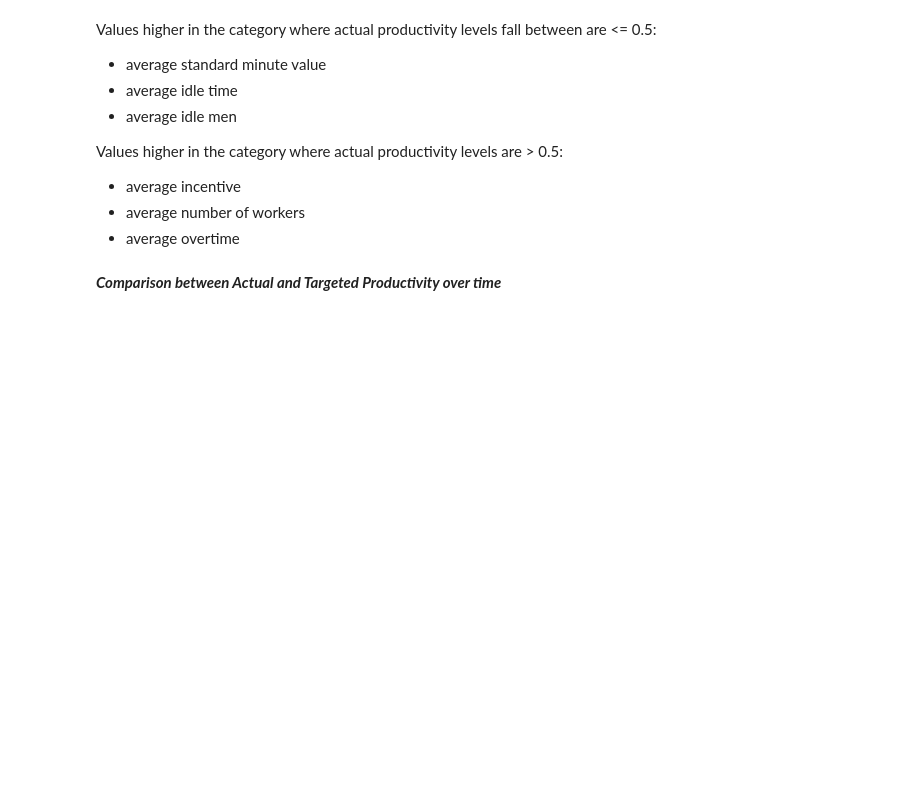
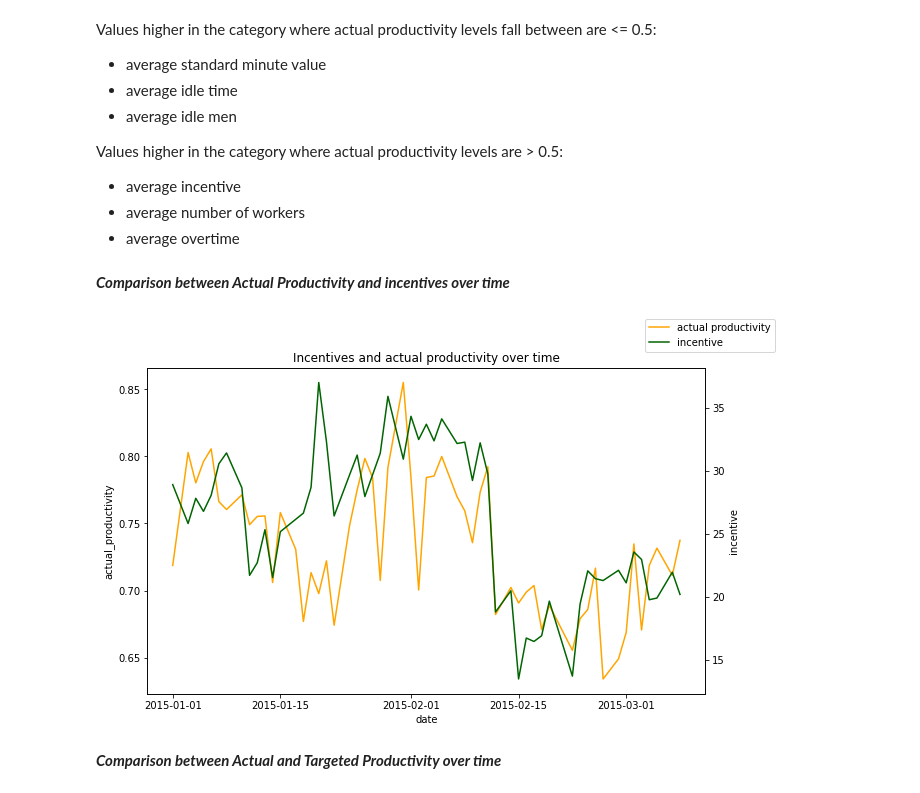
Before and after one commit to dynasty-29/Productivity-Prediction-Project, a Jupyter notebook: productivity_prediction.ipynb, the cells around one changed output. Drawn from its saved outputs; the diff is of its cells as text; code cells hidden in the pictures; blank space fills up the shorter version.

```diff
--- a/productivity_prediction.ipynb
+++ b/productivity_prediction.ipynb
@@ -552,6 +559,25 @@ Values higher in the category where actual productivity levels are > 0.5:
 * average incentive
 * average number of workers
 * average overtime
+# %% [markdown]
+***Comparison between Actual Productivity and incentives over time***
+# %%
+#examining trend of actual productivity and incentives
+df_dt = df[df.date <= pd.to_datetime('2015-03-08')]
+df_dt
+plt.figure(figsize=(10,6))
+
+line1 = sns.lineplot(x='date', y='actual_productivity', data=df_dt, ci= None, color='orange', legend=False, label = 'actual productivity' )
+
+ax2 = line1.twinx()
+line2 = sns.lineplot(x='date', y='incentive', data=df_dt, ci= None, color='darkgreen',ax=ax2, legend=False, label = 'incentive')
+
+line1.figure.legend()
+
+plt.title("Incentives and actual productivity over time")
+plt.show()
+# %% [output]
+[figure, added]
 # %% [markdown]
 ***Comparison between Actual and Targeted Productivity over time***
 # %%
```
Also changed, not shown: parts of 14 cells of this notebook.
